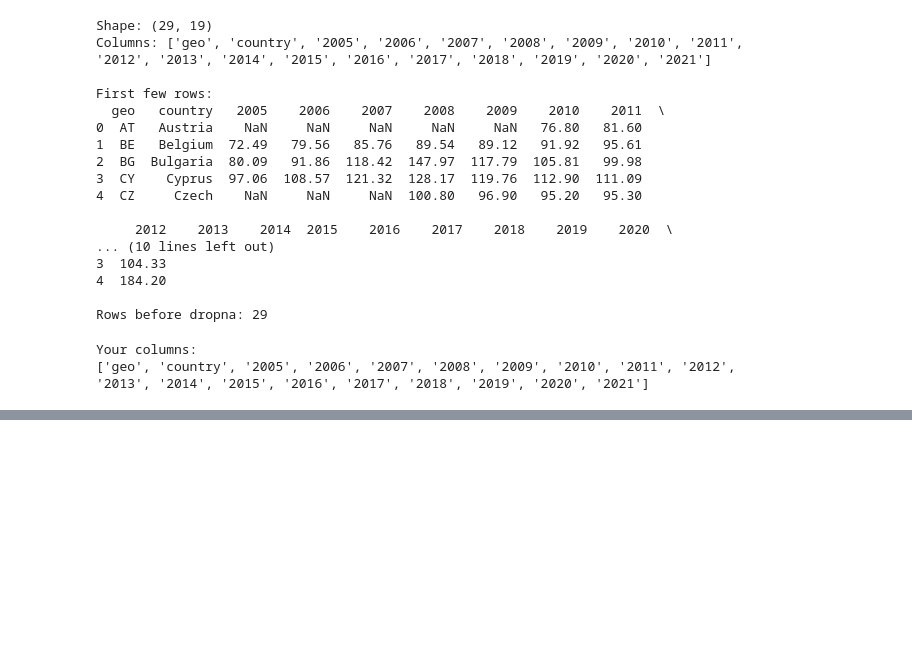
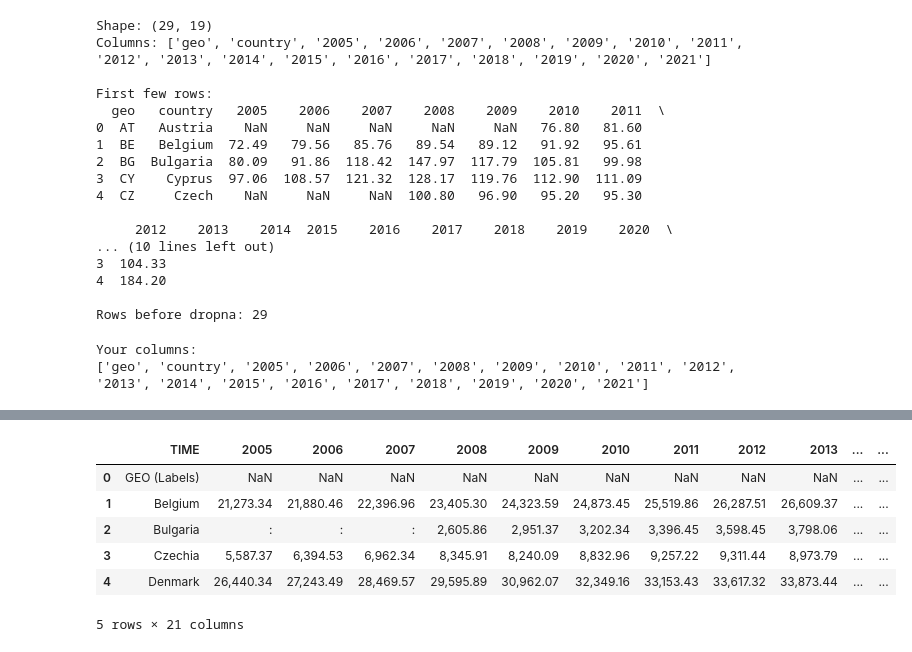
Before and after one commit to tihitnag/inflation-house-price-for-eu-, a Jupyter notebook: house_price.ipynb, the cells around one changed output, grey strips where cells are left out. Cells and saved outputs as stored; diff of their text form; code cells hidden in the pictures; blank space fills up the shorter version.

```diff
--- a/house_price.ipynb
+++ b/house_price.ipynb
@@ -85,0 +124,13 @@ data1 = data1[data1['country'] != 'United Kingdom']
+# %%
+df = pd.read_csv('Earnings.csv')
+# Drop unwanted year columns
+newdf = df.drop(columns=['2005','2006','2007','2008','2009','2022','2023','2024'])
+df.head()
+# %% [output]
+|  | TIME | 2005 | 2006 | 2007 | 2008 | 2009 | 2010 | 2011 | 2012 | 2013 | ... | ... |
+| 0 | GEO (Labels) | NaN | NaN | NaN | NaN | NaN | NaN | NaN | NaN | NaN | ... | ... |
+| 1 | Belgium | 21,273.34 | 21,880.46 | 22,396.96 | 23,405.30 | 24,323.59 | 24,873.45 | 25,519.86 | 26,287.51 | 26,609.37 | ... | ... |
+| 2 | Bulgaria | : | : | : | 2,605.86 | 2,951.37 | 3,202.34 | 3,396.45 | 3,598.45 | 3,798.06 | ... | ... |
+| 3 | Czechia | 5,587.37 | 6,394.53 | 6,962.34 | 8,345.91 | 8,240.09 | 8,832.96 | 9,257.22 | 9,311.44 | 8,973.79 | ... | ... |
+| 4 | Denmark | 26,440.34 | 27,243.49 | 28,469.57 | 29,595.89 | 30,962.07 | 32,349.16 | 33,153.43 | 33,617.32 | 33,873.44 | ... | ... |
+5 rows × 21 columns
```
Also changed, not shown: parts of 11 cells of this notebook.
